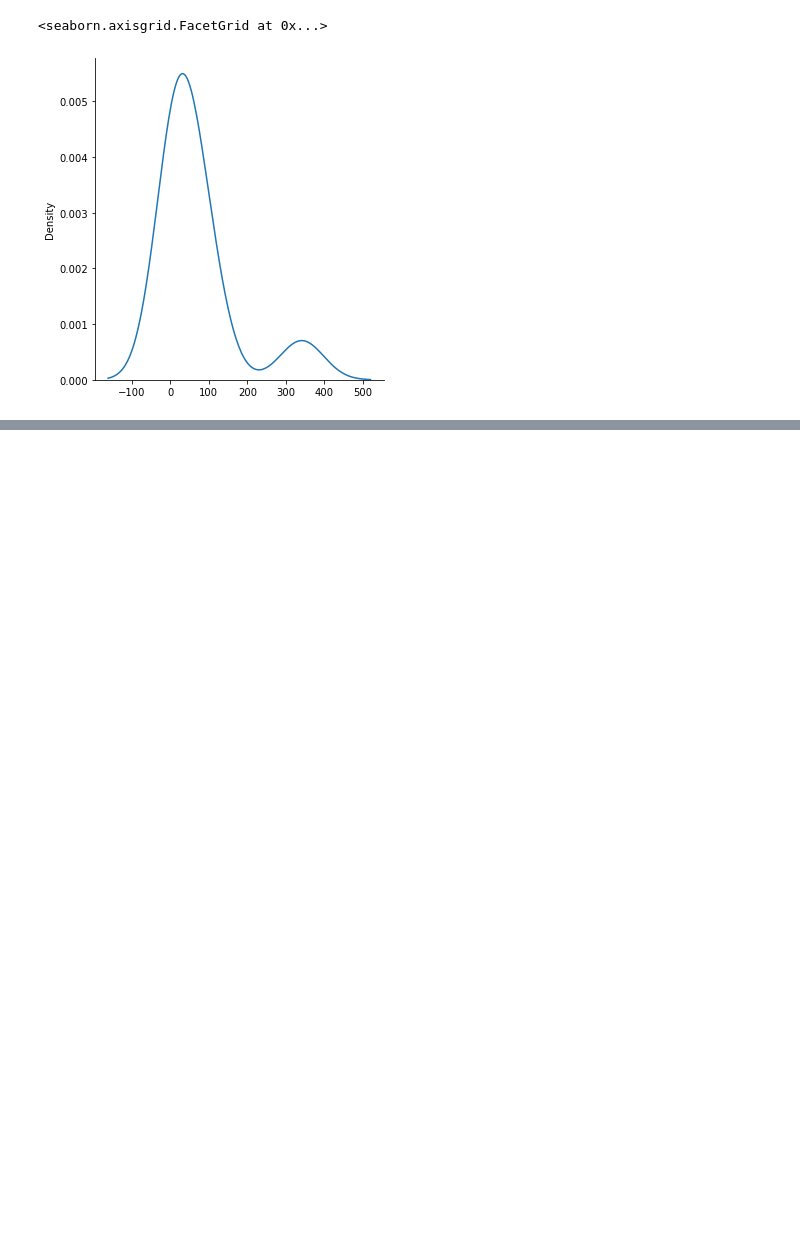
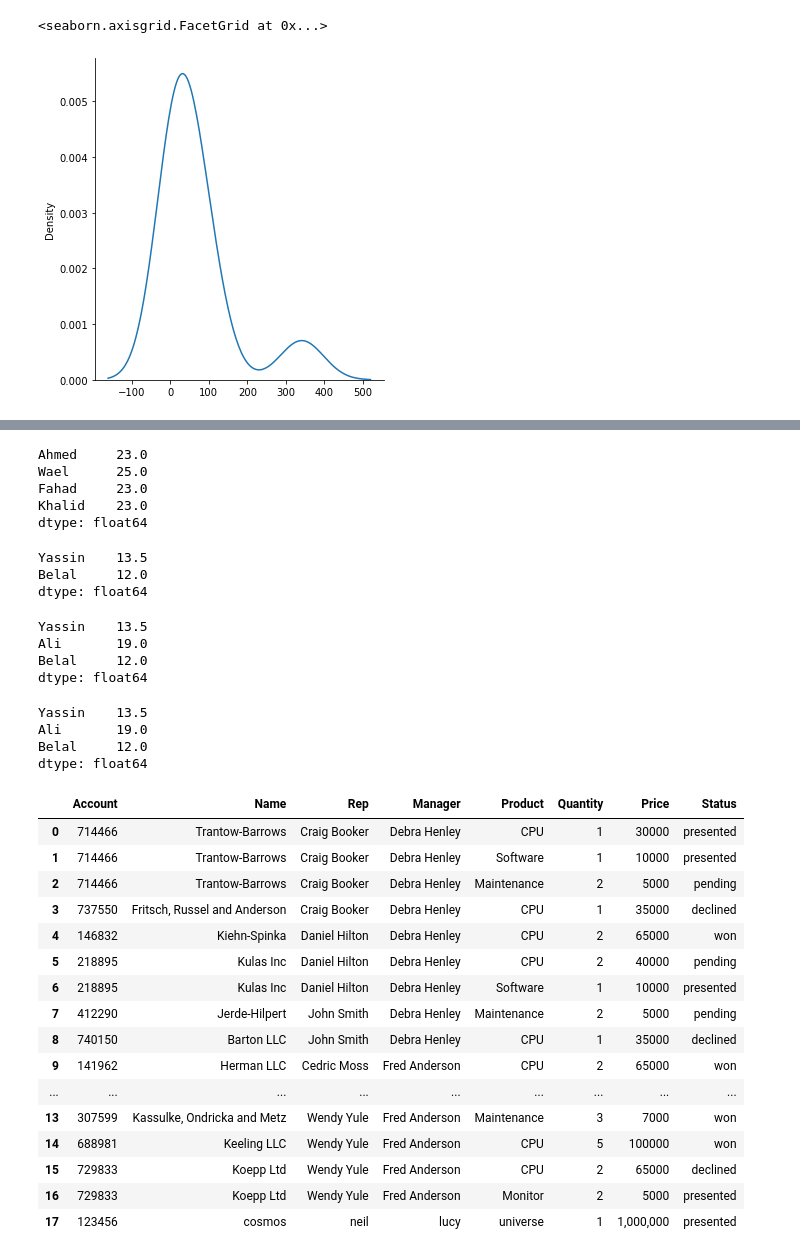
Before and after one commit to OmarInCS/data-analysis-visulization-python, a Jupyter notebook: demo.ipynb, the cells around one changed output, grey strips where cells are left out. Drawn from its saved outputs; the diff is of its cells as text; code cells hidden in the pictures; blank space fills up the shorter version.

Commit message:
week 2, day 3 - start

```diff
--- a/demo.ipynb
+++ b/demo.ipynb
@@ -666,0 +823,53 @@ sns.displot(n, kind="kde")
+# %%
+mask = marks > 20
+marks[mask]
+# %% [output]
+Ahmed     23.0
+Wael      25.0
+Fahad     23.0
+Khalid    23.0
+dtype: float64
+# %%
+mask = marks < 15
+marks[mask]
+# %% [output]
+Yassin    13.5
+Belal     12.0
+dtype: float64
+# %%
+mask = (marks > 10) & (marks < 20)
+marks[mask]
+# %% [output]
+Yassin    13.5
+Ali       19.0
+Belal     12.0
+dtype: float64
+# %%
+mask = ~(marks > 20)
+marks[mask]
+# %% [output]
+Yassin    13.5
+Ali       19.0
+Belal     12.0
+dtype: float64
+# %%
+data = pd.read_csv("week2/day2/sales.csv")
+data
+# %% [output]
+|  | Account | Name | Rep | Manager | Product | Quantity | Price | Status |
+| 0 | 714466 | Trantow-Barrows | Craig Booker | Debra Henley | CPU | 1 | 30000 | presented |
+| 1 | 714466 | Trantow-Barrows | Craig Booker | Debra Henley | Software | 1 | 10000 | presented |
+| 2 | 714466 | Trantow-Barrows | Craig Booker | Debra Henley | Maintenance | 2 | 5000 | pending |
+| 3 | 737550 | Fritsch, Russel and Anderson | Craig Booker | Debra Henley | CPU | 1 | 35000 | declined |
+| 4 | 146832 | Kiehn-Spinka | Daniel Hilton | Debra Henley | CPU | 2 | 65000 | won |
+| 5 | 218895 | Kulas Inc | Daniel Hilton | Debra Henley | CPU | 2 | 40000 | pending |
+| 6 | 218895 | Kulas Inc | Daniel Hilton | Debra Henley | Software | 1 | 10000 | presented |
+| 7 | 412290 | Jerde-Hilpert | John Smith | Debra Henley | Maintenance | 2 | 5000 | pending |
+| 8 | 740150 | Barton LLC | John Smith | Debra Henley | CPU | 1 | 35000 | declined |
+| 9 | 141962 | Herman LLC | Cedric Moss | Fred Anderson | CPU | 2 | 65000 | won |
+| ... | ... | ... | ... | ... | ... | ... | ... | ... |
+| 13 | 307599 | Kassulke, Ondricka and Metz | Wendy Yule | Fred Anderson | Maintenance | 3 | 7000 | won |
+| 14 | 688981 | Keeling LLC | Wendy Yule | Fred Anderson | CPU | 5 | 100000 | won |
+| 15 | 729833 | Koepp Ltd | Wendy Yule | Fred Anderson | CPU | 2 | 65000 | declined |
+| 16 | 729833 | Koepp Ltd | Wendy Yule | Fred Anderson | Monitor | 2 | 5000 | presented |
+| 17 | 123456 | cosmos | neil | lucy | universe | 1 | 1,000,000 | presented |
```
Also changed, not shown: parts of 40 cells of this notebook, 5 other files.
